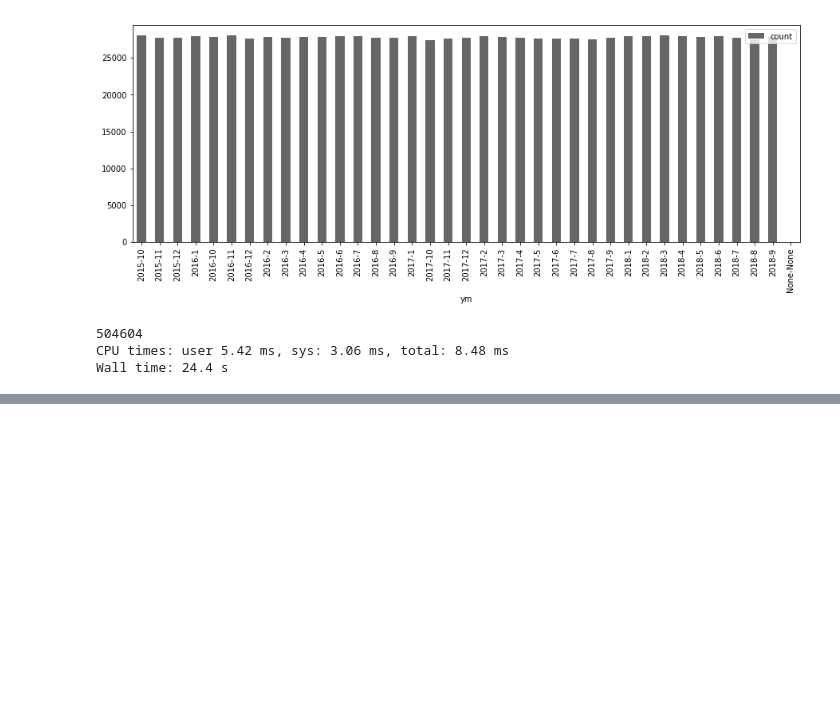
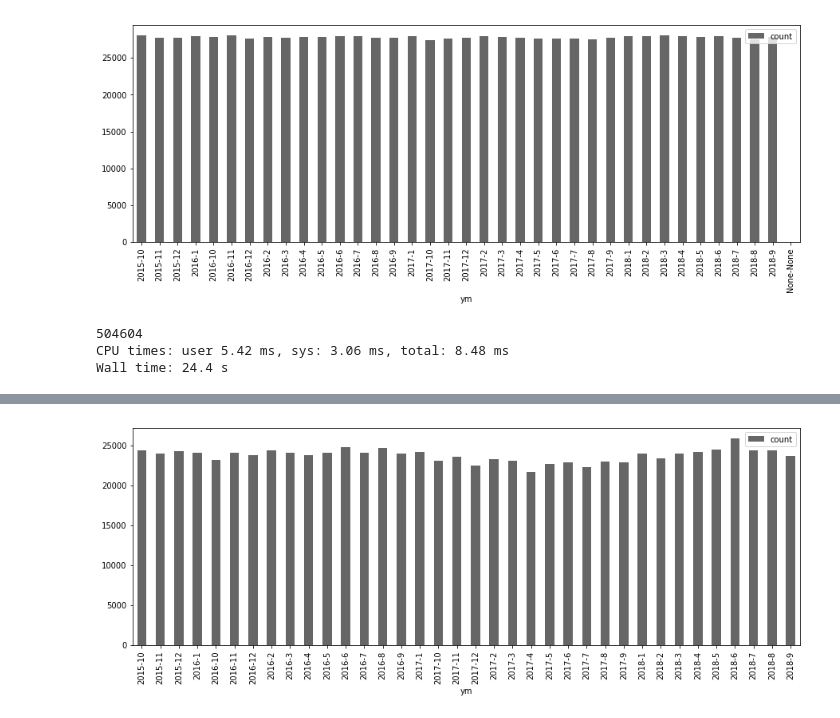
Before and after one commit to smmaurer/place-tagged-posts, a Jupyter notebook: 2018-10-scratchpad.ipynb, the cells around one changed output, grey strips where cells are left out. Drawn from its saved outputs; the diff is of its cells as text; code cells hidden in the pictures; blank space fills up the shorter version.

```diff
--- a/2018-10-scratchpad.ipynb
+++ b/2018-10-scratchpad.ipynb
@@ -203,3 +203,11 @@ print(collection.count_documents({"coordinates": {"$geoWithin": {"$geometry": ca
 504604
 CPU times: user 5.42 ms, sys: 3.06 ms, total: 8.48 ms
 Wall time: 24.4 s
+# %%
+%%time
+c = list(r2.aggregate([
+    {"$sortByCount": "$source"},
+    {"$limit": 20}]))
+
+for doc in c:
+    print(doc['_id'].split('>')[1].split('<')[0] + ': ' + str(doc['count']))
@@ -205,0 +232,9 @@ Wall time: 24.4 s
+# %%
+%%time
+c = list(r2.aggregate([
+    {"$match": {"source": {"$regex" : ".*>Twitter .*"}}},
+    {"$sortByCount": "$source"},
+    {"$limit": 10}]))
+
+for doc in c:
+    print(doc['_id'].split('>')[1].split('<')[0] + ': ' + str(doc['count']))
@@ -205,0 +254,19 @@ Wall time: 24.4 s
+# %%
+def plot_counts(c):
+    ym, count = ([], [])
+
+    for doc in c:
+        ym.append(str(doc['_id']['y']) + '-' + str(doc['_id']['m']))
+        count.append(doc['count'])
+
+    df = pd.DataFrame({'ym': ym, 'count': count}).sort_values('ym')
+    df.plot.bar(x='ym', y='count', figsize=(15,5), facecolor='666')
+# %%
+%%time
+c = list(r2.aggregate([
+    {"$match": {"source": {"$regex" : ".*>Twitter .*"}}},
+    {"$addFields": {"_dt": {"$toDate": {"$toLong": "$timestamp_ms"}}}},
+    {"$group": {"_id": {"y": {"$year": "$_dt"}, "m": {"$month": "$_dt"}},
+                "count": {"$sum": 1}}}]))
+plot_counts(c)
+# %% [output]
@@ -205,0 +275 @@ Wall time: 24.4 s
+[figure, added]
```
Also changed, not shown: parts of 13 cells of this notebook.
